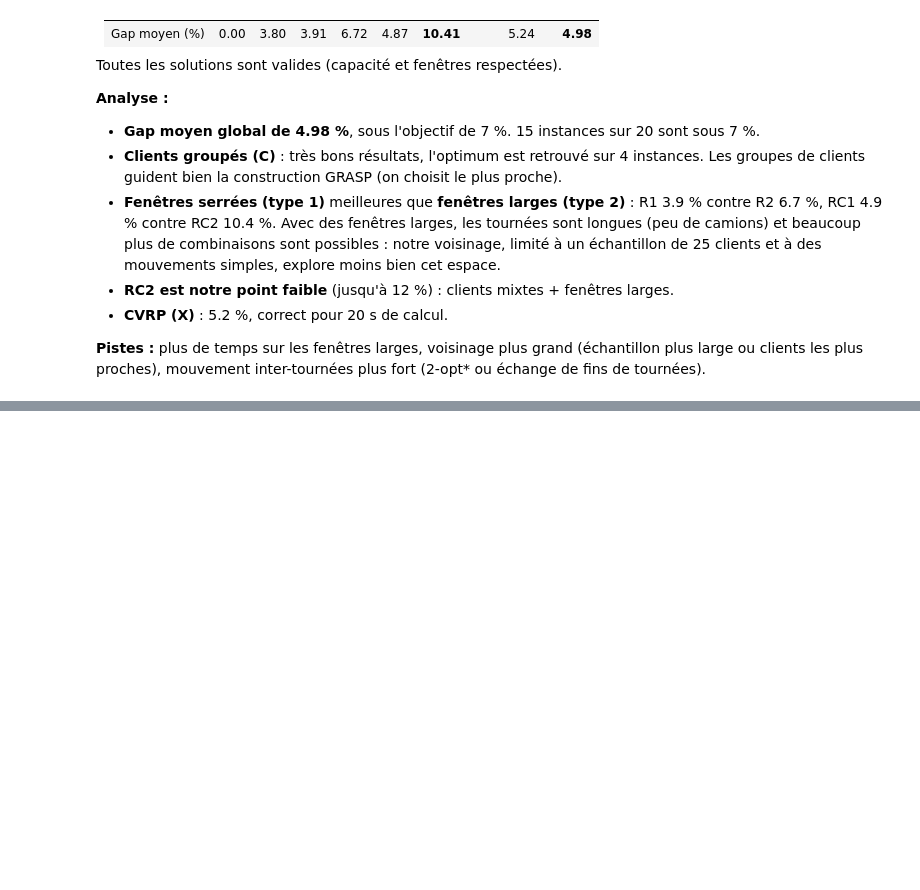
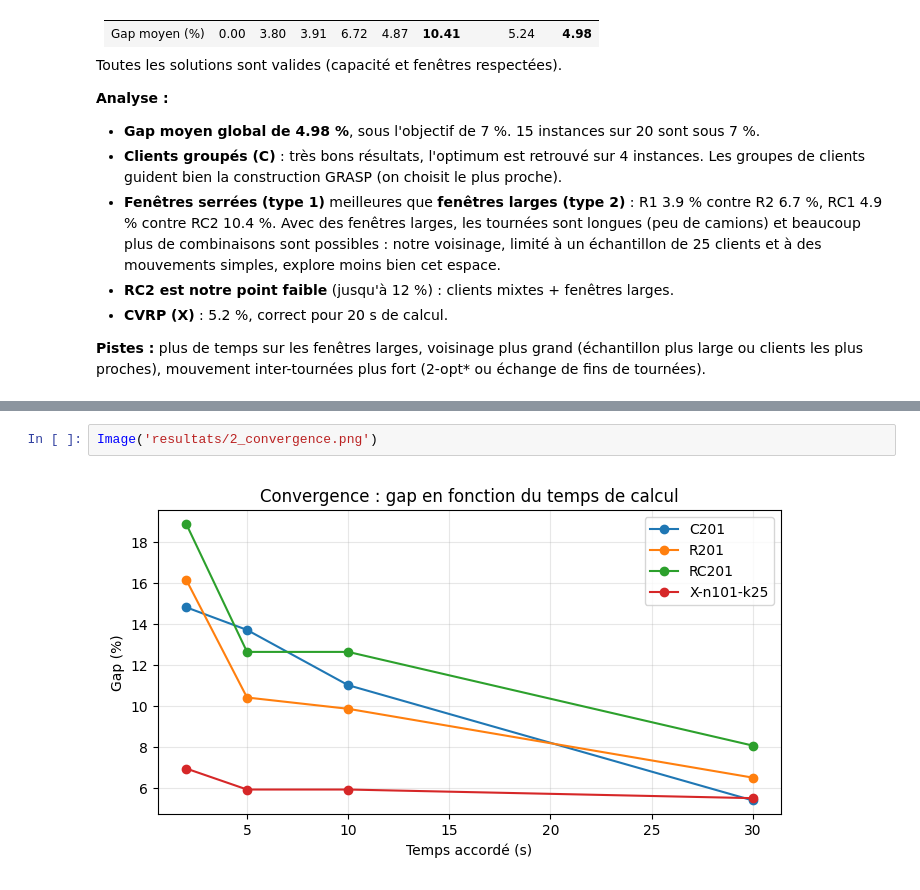
Before and after one commit to gautier111-fr/projet-smart, a Jupyter notebook: Projet_Smart.ipynb, the cells around one changed output, grey strips where cells are left out. Drawn from its saved outputs; the diff is of its cells as text; blank space fills up the shorter version.

```diff
--- a/Projet_Smart.ipynb
+++ b/Projet_Smart.ipynb
@@ -1305,0 +1555,4 @@ Toutes les solutions sont valides (capacité et fenêtres respectées).
+# %%
+Image('resultats/2_convergence.png')
+# %% [output]
+[figure, added]
```
Also changed, not shown: parts of 13 cells of this notebook, 17 other files.
